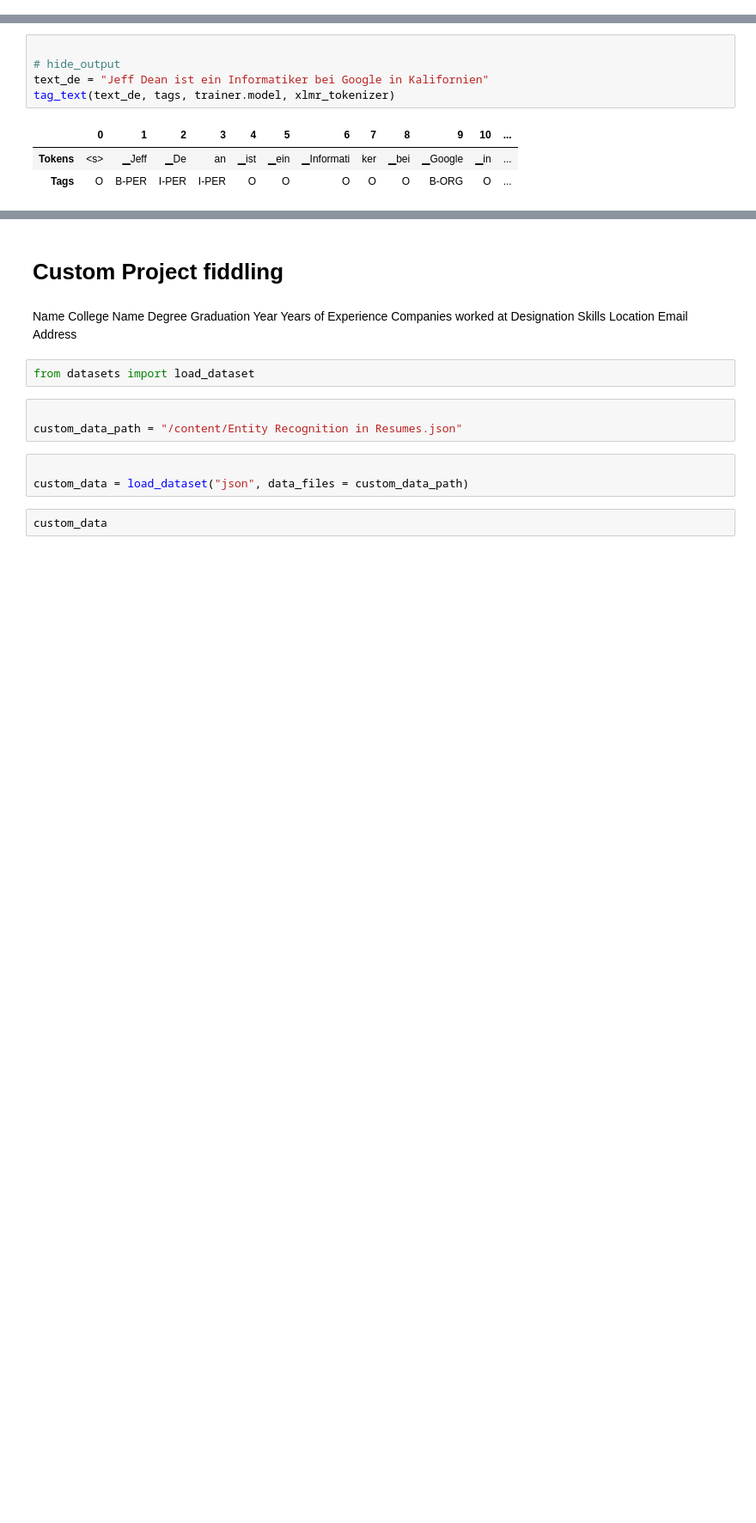
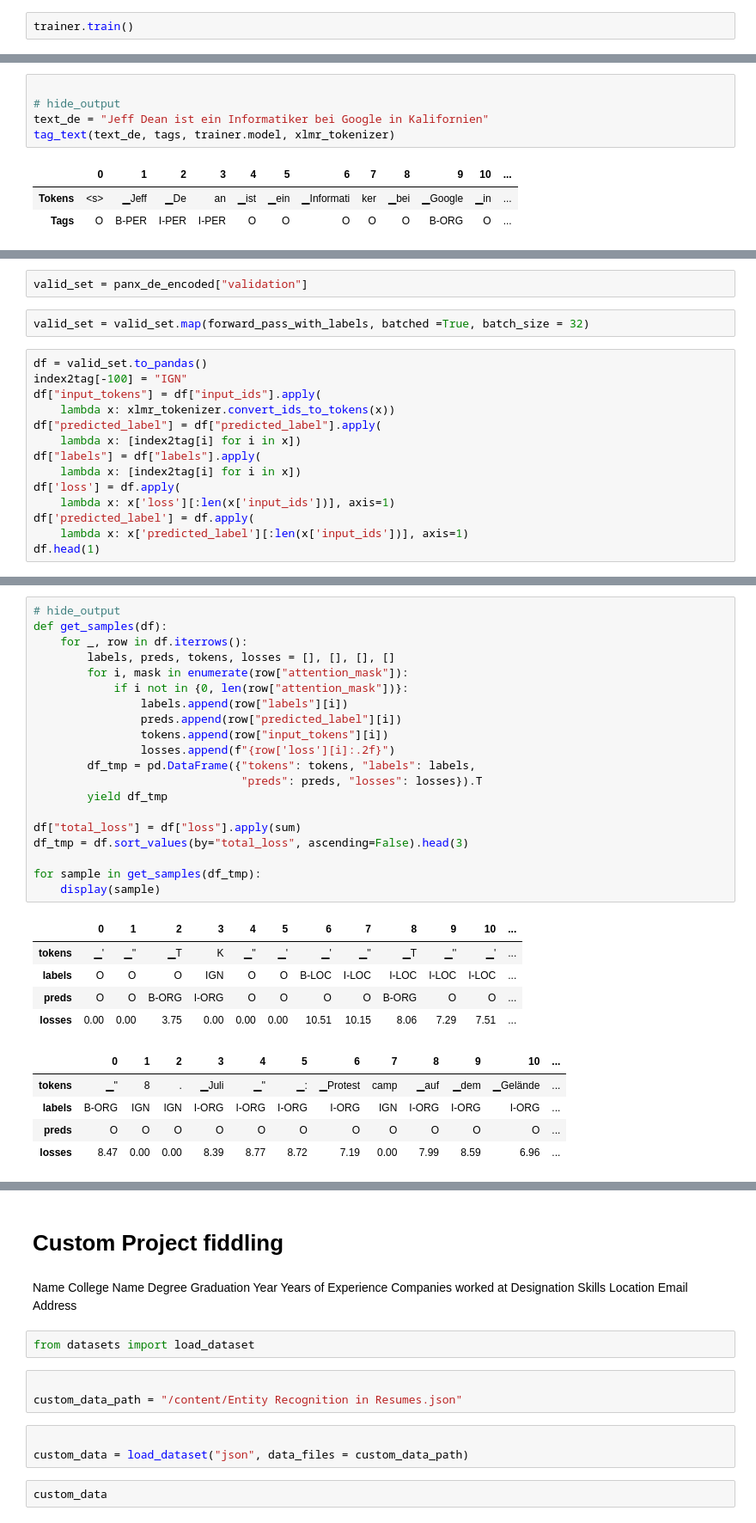
Before and after one commit to Rachinder3/Natural-Language-Processing-with-Transformers, a Jupyter notebook: 4_Multilingual_NER.ipynb, the cells around one changed output, grey strips where cells are left out. Shown at 86% size. Drawn from its saved outputs; the diff is of its cells as text; blank space fills up the shorter version.

```diff
--- a/4_Multilingual_NER.ipynb
+++ b/4_Multilingual_NER.ipynb
@@ -740,0 +756,2 @@ NameError: ignored
+# %%
+trainer.train()
@@ -753,0 +793,18 @@ transformers_book_model = pipeline("token-classification",model = "transformersb
+# %%
+valid_set = panx_de_encoded["validation"]
+# %%
+valid_set = valid_set.map(forward_pass_with_labels, batched =True, batch_size = 32)
+# %%
+df = valid_set.to_pandas()
+index2tag[-100] = "IGN"
+df["input_tokens"] = df["input_ids"].apply(
+    lambda x: xlmr_tokenizer.convert_ids_to_tokens(x))
+df["predicted_label"] = df["predicted_label"].apply(
+    lambda x: [index2tag[i] for i in x])
+df["labels"] = df["labels"].apply(
+    lambda x: [index2tag[i] for i in x])
+df['loss'] = df.apply(
+    lambda x: x['loss'][:len(x['input_ids'])], axis=1)
+df['predicted_label'] = df.apply(
+    lambda x: x['predicted_label'][:len(x['input_ids'])], axis=1)
+df.head(1)
@@ -753,0 +892,31 @@ transformers_book_model = pipeline("token-classification",model = "transformersb
+# %%
+# hide_output
+def get_samples(df):
+    for _, row in df.iterrows():
+        labels, preds, tokens, losses = [], [], [], []
+        for i, mask in enumerate(row["attention_mask"]):
+            if i not in {0, len(row["attention_mask"])}:
+                labels.append(row["labels"][i])
+                preds.append(row["predicted_label"][i])
+                tokens.append(row["input_tokens"][i])
+                losses.append(f"{row['loss'][i]:.2f}")
+        df_tmp = pd.DataFrame({"tokens": tokens, "labels": labels,
+                               "preds": preds, "losses": losses}).T
+        yield df_tmp
+
+df["total_loss"] = df["loss"].apply(sum)
+df_tmp = df.sort_values(by="total_loss", ascending=False).head(3)
+
+for sample in get_samples(df_tmp):
+    display(sample)
+# %% [output]
+|  | 0 | 1 | 2 | 3 | 4 | 5 | 6 | 7 | 8 | 9 | 10 | ... |
+| tokens | ▁' | ▁'' | ▁Τ | Κ | ▁'' | ▁' | ▁' | ▁'' | ▁T | ▁'' | ▁' | ... |
+| labels | O | O | O | IGN | O | O | B-LOC | I-LOC | I-LOC | I-LOC | I-LOC | ... |
+| preds | O | O | B-ORG | I-ORG | O | O | O | O | B-ORG | O | O | ... |
+| losses | 0.00 | 0.00 | 3.75 | 0.00 | 0.00 | 0.00 | 10.51 | 10.15 | 8.06 | 7.29 | 7.51 | ... |
+|  | 0 | 1 | 2 | 3 | 4 | 5 | 6 | 7 | 8 | 9 | 10 | ... |
+| tokens | ▁'' | 8 | . | ▁Juli | ▁'' | ▁: | ▁Protest | camp | ▁auf | ▁dem | ▁Gelände | ... |
+| labels | B-ORG | IGN | IGN | I-ORG | I-ORG | I-ORG | I-ORG | IGN | I-ORG | I-ORG | I-ORG | ... |
+| preds | O | O | O | O | O | O | O | O | O | O | O | ... |
+| losses | 8.47 | 0.00 | 0.00 | 8.39 | 8.77 | 8.72 | 7.19 | 0.00 | 7.99 | 8.59 | 6.96 | ... |
```
Also changed, not shown: parts of 54 cells of this notebook.
